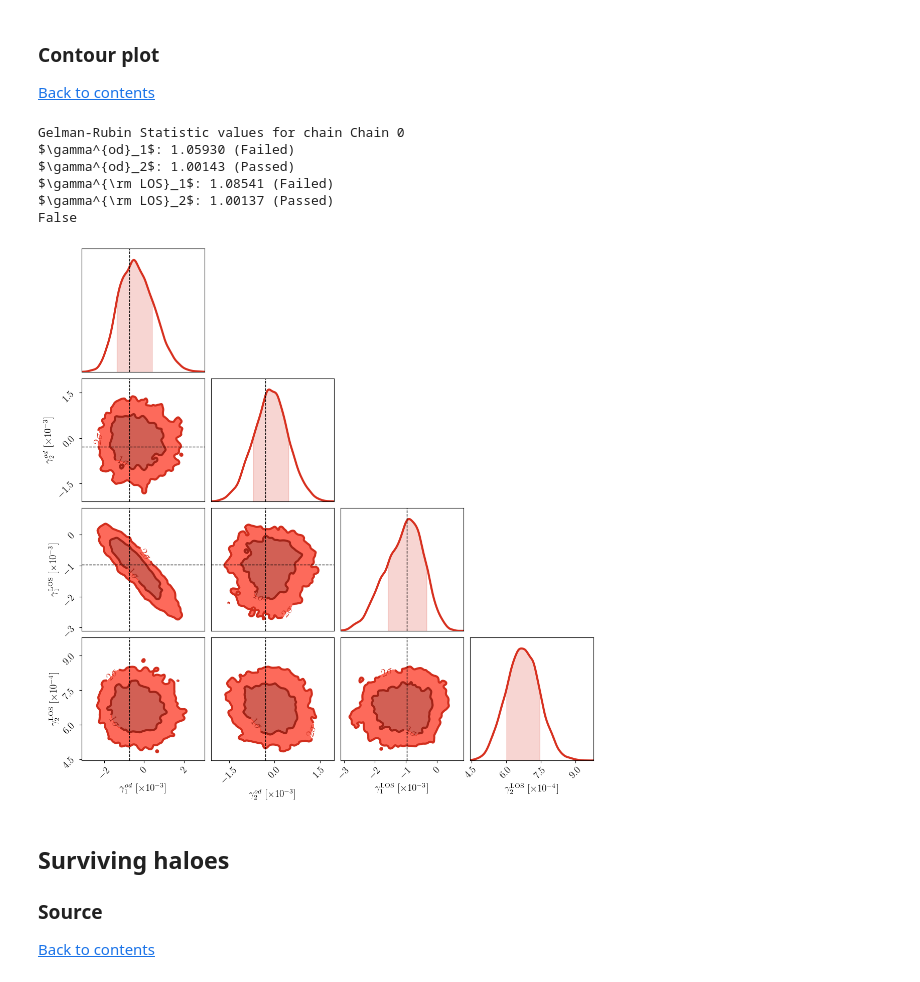
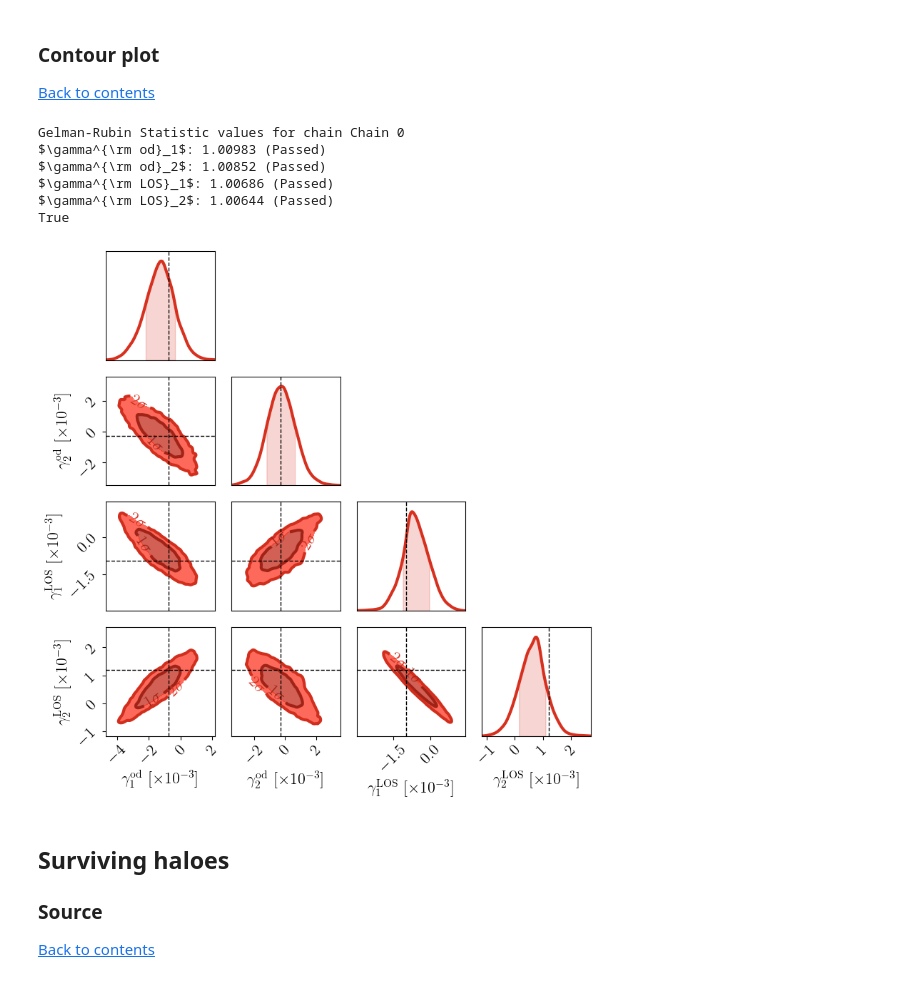
Before and after one commit to nataliehogg/los_proof_of_concept, a Jupyter notebook: distributed_haloes_analysis.ipynb, the cells around one changed output. Drawn from its saved outputs; the diff is of its cells as text; code cells hidden in the pictures.

```diff
--- a/distributed_haloes_analysis.ipynb
+++ b/distributed_haloes_analysis.ipynb
@@ -141,7 +141,7 @@ matplotlib.rcParams.update({'font.size': 18})
 # %%
 walker_ratio = 10     # number of walkers per parameter
 n_burn       = 500   # number of burn-in steps
-n_run        = 500   # number of sampling steps
+n_run        = 1500   # number of sampling steps
 sigma_scale  = 1.0   # multiplies the initial spread of each parameter
 param_sigma  = 0.001 # expected standard deviation of sampled shears
 param_min    = -0.1  # lower bound of prior on sampled shears
@@ -538,8 +535,8 @@ Number of evaluations in the MCMC process: 85000
 # "if you have a procedure with ten parameters, you probably missed some"
 
 labels = [# LOS
-          r'$\gamma^{od}_1$',
-          r'$\gamma^{od}_2$',
+          r'$\gamma^{\rm od}_1$',
+          r'$\gamma^{\rm od}_2$',
           r'$\gamma^{\rm LOS}_1$',
           r'$\gamma^{\rm LOS}_2$',
           r'$\omega^{\rm LOS}$',
@@ -587,35 +584,37 @@ n, num_param = np.shape(samples_mcmc_total)
 # %%
 n_walkers = len(param_mcmc)*walker_ratio
 
 c = ChainConsumer()
 
+fontsize = 16
+
 c.add_chain(samples_mcmc_total[:,0:4], walkers = n_walkers, parameters = labels[0:4])
 
 c.configure(flip = False, summary = False,
-            spacing = 1.0, max_ticks = 4,
+            spacing = 3.0, max_ticks = 4,
             colors = warm[2], shade = True, shade_gradient = 0.4,
             bar_shade = True, linewidths= [3.0],
-            tick_font_size=14, label_font_size=14,
+            tick_font_size=fontsize, label_font_size=fontsize,
             usetex = True, serif = True,
-            contour_labels = 'sigma', contour_label_font_size = 16)
+            contour_labels = 'sigma', contour_label_font_size = fontsize)
 
-fig = c.plotter.plot(truth=expected_values[0:4], figsize = (12,12))
+fig = c.plotter.plot(truth=expected_values[0:4], figsize = (8,8))
 
 fig.patch.set_facecolor('white')
 
 plt.savefig(outpath + job_name + '_total_contours.pdf', dpi=300, bbox_inches='tight')
 
 gelman_rubin_converged = c.diagnostic.gelman_rubin() # not clear if this is robust for emcee chains
 
 print(gelman_rubin_converged)
 # %% [output]
 Gelman-Rubin Statistic values for chain Chain 0
-$\gamma^{od}_1$: 1.05930 (Failed)
-$\gamma^{od}_2$: 1.00143 (Passed)
-$\gamma^{\rm LOS}_1$: 1.08541 (Failed)
-$\gamma^{\rm LOS}_2$: 1.00137 (Passed)
-False
+$\gamma^{\rm od}_1$: 1.00983 (Passed)
+$\gamma^{\rm od}_2$: 1.00852 (Passed)
+$\gamma^{\rm LOS}_1$: 1.00686 (Passed)
+$\gamma^{\rm LOS}_2$: 1.00644 (Passed)
+True
-[figure, old version]
+[figure, new version]
 # %% [markdown]
 ## Surviving haloes<a name="s"> </a>
 
```
Also changed, not shown: parts of 17 cells of this notebook, 1 other file.
